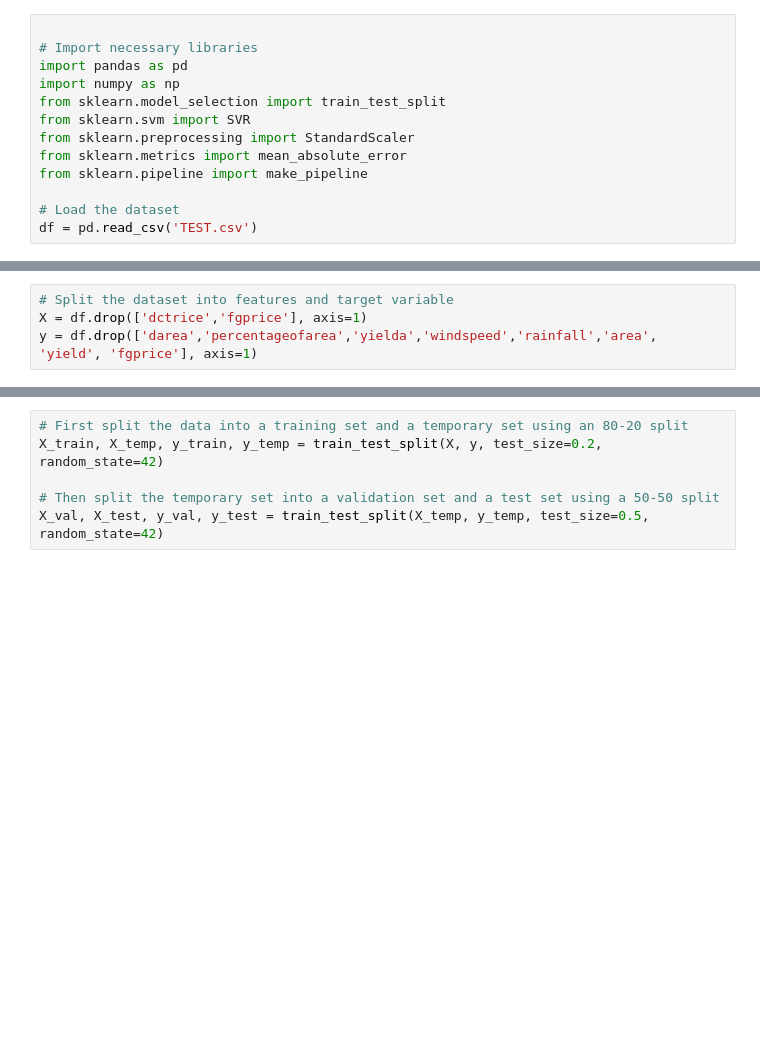
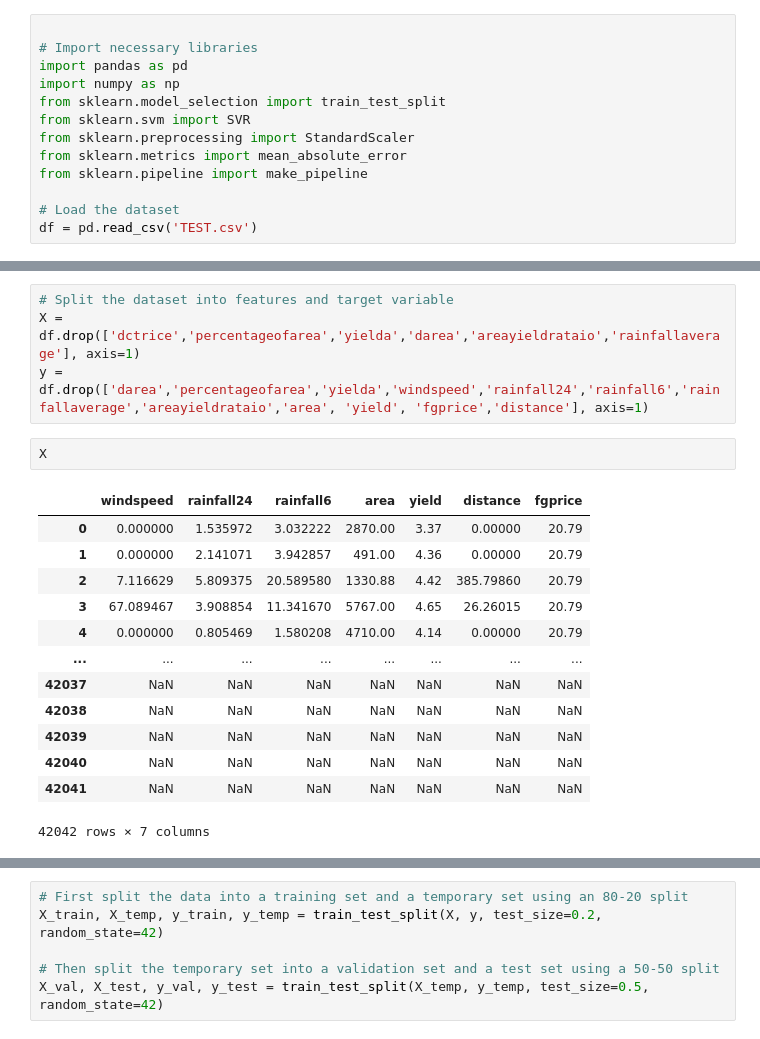
Before and after one commit to geromepenalosa/Typhoonista, a Jupyter notebook: SVR.ipynb, the cells around one changed output, grey strips where cells are left out. Cells and saved outputs as stored; diff of their text form; blank space fills up the shorter version.

```diff
--- a/SVR.ipynb
+++ b/SVR.ipynb
@@ -30,7 +30,23 @@ df
 # %%
 # Split the dataset into features and target variable
-X = df.drop(['dctrice','fgprice'], axis=1)
-y = df.drop(['darea','percentageofarea','yielda','windspeed','rainfall','area', 'yield', 'fgprice'], axis=1)
+X = df.drop(['dctrice','percentageofarea','yielda','darea','areayieldrataio','rainfallaverage'], axis=1)
+y = df.drop(['darea','percentageofarea','yielda','windspeed','rainfall24','rainfall6','rainfallaverage','areayieldrataio','area', 'yield', 'fgprice','distance'], axis=1)
+# %%
+X
+# %% [output]
+|  | windspeed | rainfall24 | rainfall6 | area | yield | distance | fgprice |
+| 0 | 0.000000 | 1.535972 | 3.032222 | 2870.00 | 3.37 | 0.00000 | 20.79 |
+| 1 | 0.000000 | 2.141071 | 3.942857 | 491.00 | 4.36 | 0.00000 | 20.79 |
+| 2 | 7.116629 | 5.809375 | 20.589580 | 1330.88 | 4.42 | 385.79860 | 20.79 |
+| 3 | 67.089467 | 3.908854 | 11.341670 | 5767.00 | 4.65 | 26.26015 | 20.79 |
+| 4 | 0.000000 | 0.805469 | 1.580208 | 4710.00 | 4.14 | 0.00000 | 20.79 |
+| ... | ... | ... | ... | ... | ... | ... | ... |
+| 42037 | NaN | NaN | NaN | NaN | NaN | NaN | NaN |
+| 42038 | NaN | NaN | NaN | NaN | NaN | NaN | NaN |
+| 42039 | NaN | NaN | NaN | NaN | NaN | NaN | NaN |
+| 42040 | NaN | NaN | NaN | NaN | NaN | NaN | NaN |
+| 42041 | NaN | NaN | NaN | NaN | NaN | NaN | NaN |
+42042 rows × 7 columns
 # %%
 X.shape, y.shape
 # %% [output]
```
Also changed, not shown: parts of 14 cells of this notebook, 7 other files.
